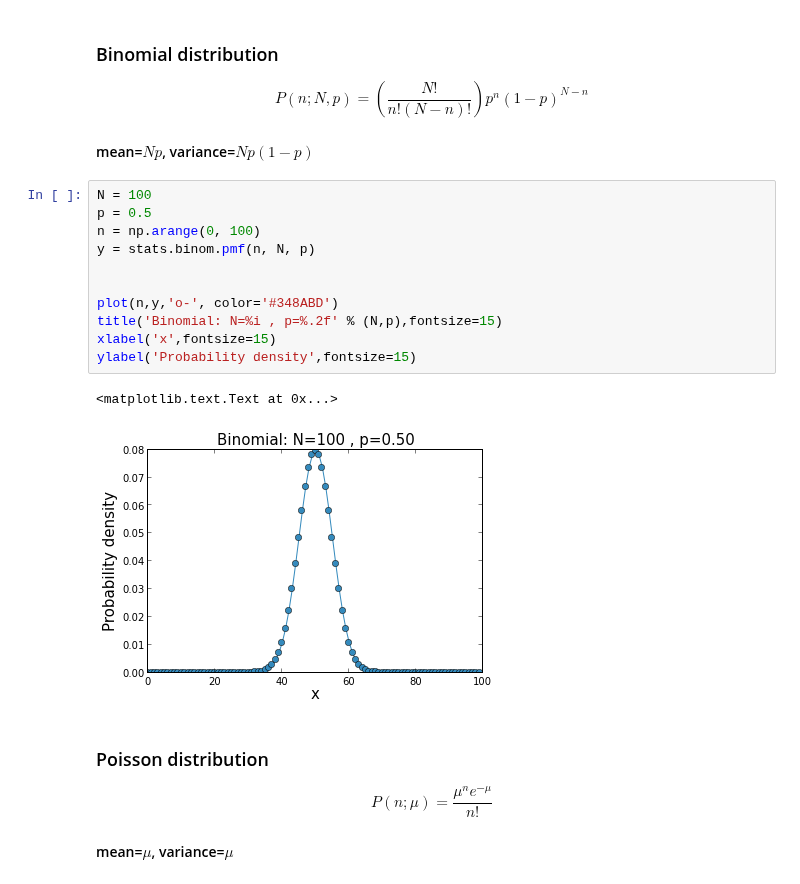
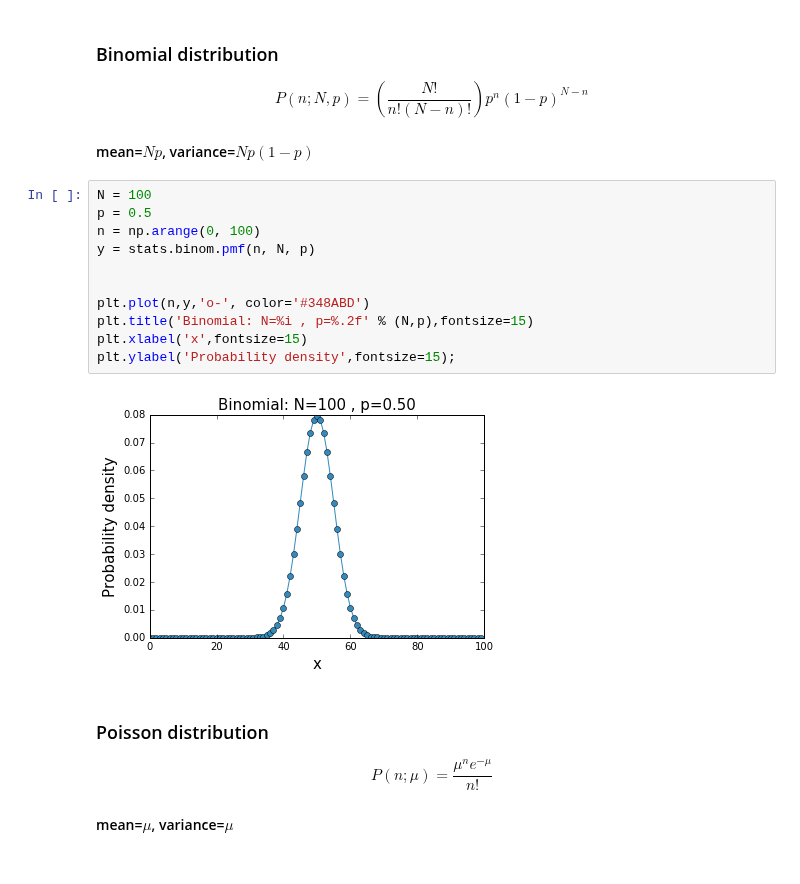
Before and after one commit to rajeshrinet/compPhy, a Jupyter notebook: notebooks/2014/CentralLimitTheorem.ipynb, the cells around one changed output. Saved outputs shown, nothing was run; the diff lists cells and outputs as text.

```diff
--- a/notebooks/2014/CentralLimitTheorem.ipynb
+++ b/notebooks/2014/CentralLimitTheorem.ipynb
@@ -66,17 +67,16 @@ $$
 # %%
 N = 100
 p = 0.5
 n = np.arange(0, 100)
 y = stats.binom.pmf(n, N, p)
 
 
-plot(n,y,'o-', color='#348ABD')
-title('Binomial: N=%i , p=%.2f' % (N,p),fontsize=15)
-xlabel('x',fontsize=15)
-ylabel('Probability density',fontsize=15)
+plt.plot(n,y,'o-', color='#348ABD')
+plt.title('Binomial: N=%i , p=%.2f' % (N,p),fontsize=15)
+plt.xlabel('x',fontsize=15)
+plt.ylabel('Probability density',fontsize=15);
 # %% [output]
-<matplotlib.text.Text at 0x...>
-[figure, old version]
+[figure, new version]
 # %% [markdown]
 ### Poisson distribution
 $$
```
Also changed, not shown: parts of 12 cells of this notebook, 8 other files.
